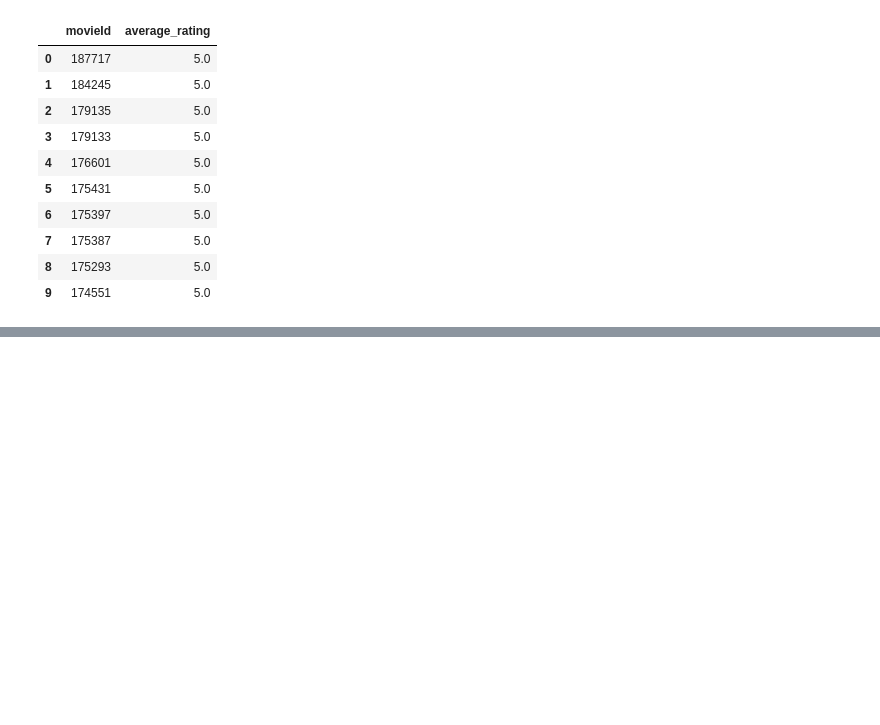
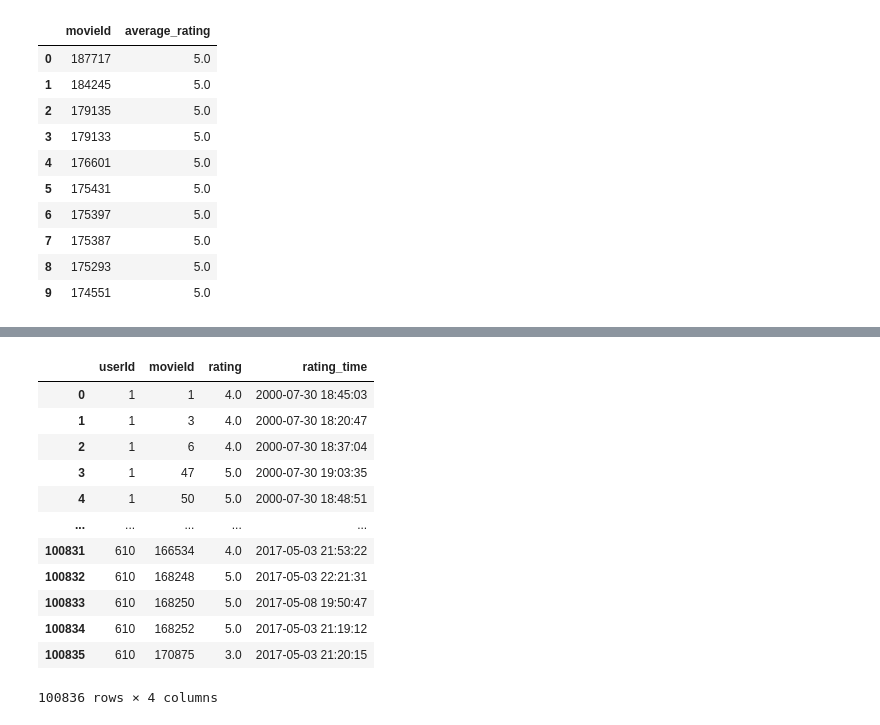
Before and after one commit to yackelineql/MarketingprojectG8, a Jupyter notebook: b_exploracion_limpieza.ipynb, the cells around one changed output, grey strips where cells are left out. Cells and saved outputs as stored; diff of their text form; code cells hidden in the pictures; blank space fills up the shorter version.

```diff
--- a/b_exploracion_limpieza.ipynb
+++ b/b_exploracion_limpieza.ipynb
@@ -318,0 +384,7 @@ LIMIT 10;
+# %%
+# Importar tabla ratings de sql a python
+ratings=pd.read_sql("SELECT * FROM ratings",con)
+
+ratings.head()#vision general
+ratings.info()#tipo de cada variable
+ratings.duplicated().sum()#verificar duplicados
@@ -318,0 +423,5 @@ LIMIT 10;
+# %%
+# Cambiar el formato de timestamp por uno de fecha para hacer su manejo mas cómodo.
+ratings['rating_time'] =pd.to_datetime(ratings['timestamp'], unit='s')
+ratings.drop(columns=["timestamp"],inplace=True)
+ratings.head()
@@ -318,0 +435,19 @@ LIMIT 10;
+# %%
+#Llevamos la tabla a SQL
+
+ratings.to_sql("ratings_dt",con,if_exists="replace",index=False)
+pd.read_sql("""select * from ratings_dt""",con)
+# %% [output]
+|  | userId | movieId | rating | rating_time |
+| 0 | 1 | 1 | 4.0 | 2000-07-30 18:45:03 |
+| 1 | 1 | 3 | 4.0 | 2000-07-30 18:20:47 |
+| 2 | 1 | 6 | 4.0 | 2000-07-30 18:37:04 |
+| 3 | 1 | 47 | 5.0 | 2000-07-30 19:03:35 |
+| 4 | 1 | 50 | 5.0 | 2000-07-30 18:48:51 |
+| ... | ... | ... | ... | ... |
+| 100831 | 610 | 166534 | 4.0 | 2017-05-03 21:53:22 |
+| 100832 | 610 | 168248 | 5.0 | 2017-05-03 22:21:31 |
+| 100833 | 610 | 168250 | 5.0 | 2017-05-08 19:50:47 |
+| 100834 | 610 | 168252 | 5.0 | 2017-05-03 21:19:12 |
+| 100835 | 610 | 170875 | 3.0 | 2017-05-03 21:20:15 |
+100836 rows × 4 columns
```
Also changed, not shown: parts of 30 cells of this notebook, 1 other file.
